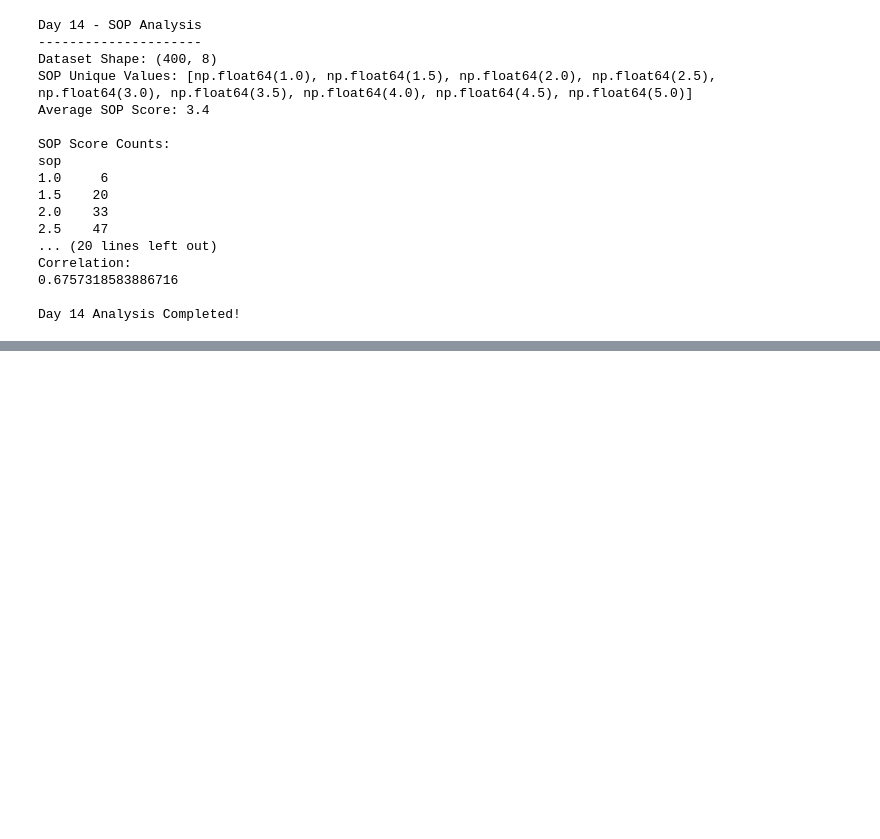
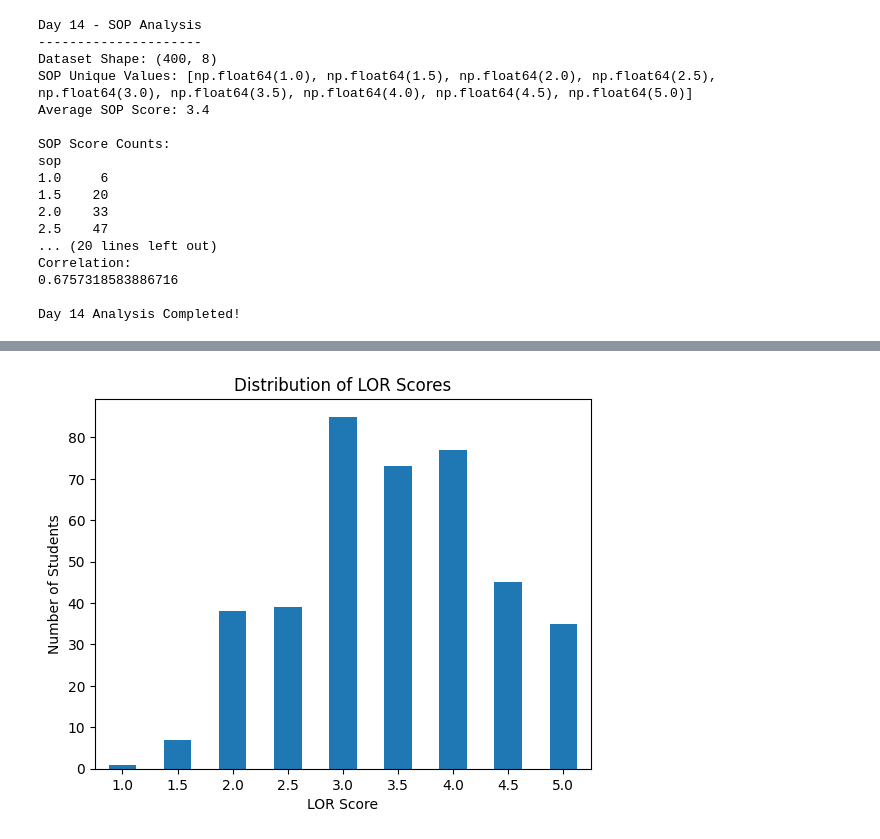
Before and after one commit to sumanamishra1120-ux/Chance-of-Admission-Higher-Studies, a Jupyter notebook: Chance_of_Admission_Higher_Studies.ipynb, the cells around one changed output, grey strips where cells are left out. Cells and saved outputs as stored; diff of their text form; code cells hidden in the pictures; blank space fills up the shorter version.

```diff
--- a/Chance_of_Admission_Higher_Studies.ipynb
+++ b/Chance_of_Admission_Higher_Studies.ipynb
@@ -1906,0 +1958,4 @@ Day 14 Analysis Completed!
+# %%
+lor_counts = df["lor"].value_counts().sort_index()
+
+print(lor_counts)
@@ -1906,0 +1992,12 @@ Day 14 Analysis Completed!
+# %%
+import matplotlib.pyplot as plt
+
+lor_counts.plot(kind="bar")
+
+plt.title("Distribution of LOR Scores")
+plt.xlabel("LOR Score")
+plt.ylabel("Number of Students")
+plt.xticks(rotation=0)
+plt.show()
+# %% [output]
+[figure, added]
```
Also changed, not shown: parts of 17 cells of this notebook.
